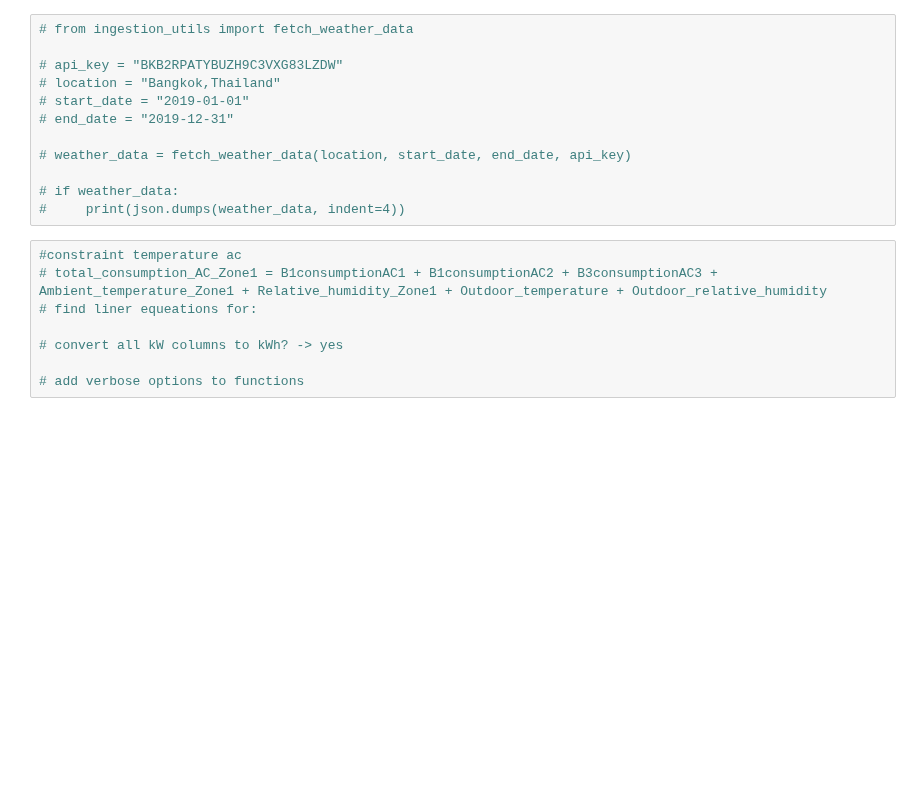
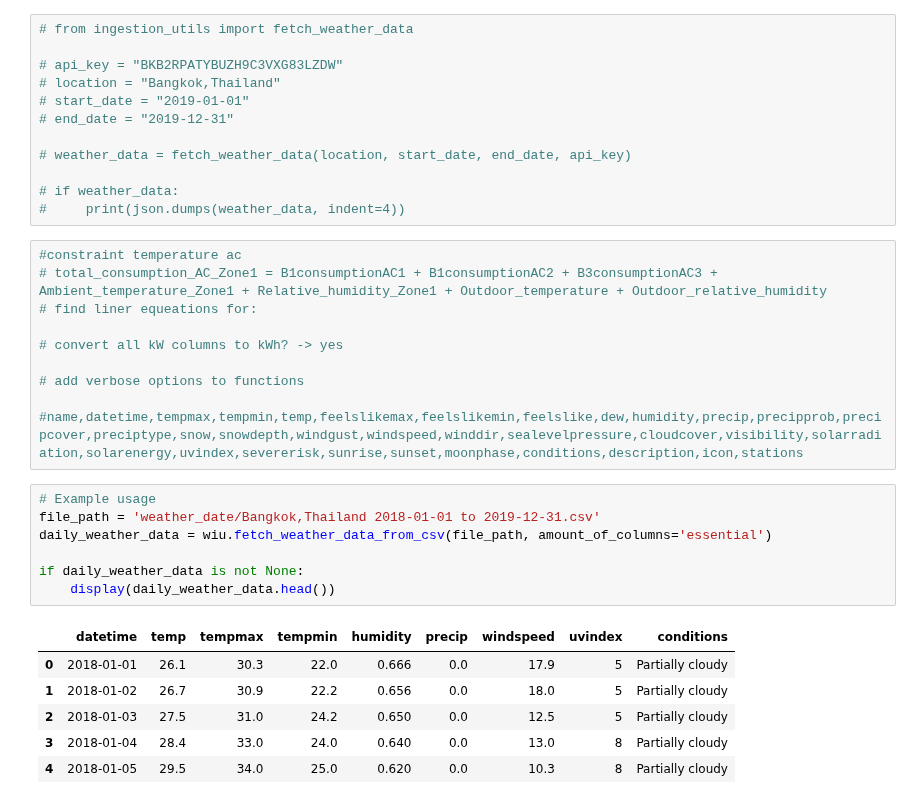
Before and after one commit to johanbarreiro/energy_consumption_optimizer, a Jupyter notebook: data_pipeline.ipynb, the cells around one changed output. Cells and saved outputs as stored; diff of their text form; blank space fills up the shorter version.

```diff
--- a/data_pipeline.ipynb
+++ b/data_pipeline.ipynb
@@ -396,3 +259,19 @@ Index(['DataFrame Name', 'Date', 'total_consumption(kWh)_minute',
 # convert all kW columns to kWh? -> yes
 
 # add verbose options to functions
+
+#name,datetime,tempmax,tempmin,temp,feelslikemax,feelslikemin,feelslike,dew,humidity,precip,precipprob,precipcover,preciptype,snow,snowdepth,windgust,windspeed,winddir,sealevelpressure,cloudcover,visibility,solarradiation,solarenergy,uvindex,severerisk,sunrise,sunset,moonphase,conditions,description,icon,stations
+# %%
+# Example usage
+file_path = 'weather_date/Bangkok,Thailand 2018-01-01 to 2019-12-31.csv'
+daily_weather_data = wiu.fetch_weather_data_from_csv(file_path, amount_of_columns='essential')
+
+if daily_weather_data is not None:
+    display(daily_weather_data.head())
+# %% [output]
+|  | datetime | temp | tempmax | tempmin | humidity | precip | windspeed | uvindex | conditions |
+| 0 | 2018-01-01 | 26.1 | 30.3 | 22.0 | 0.666 | 0.0 | 17.9 | 5 | Partially cloudy |
+| 1 | 2018-01-02 | 26.7 | 30.9 | 22.2 | 0.656 | 0.0 | 18.0 | 5 | Partially cloudy |
+| 2 | 2018-01-03 | 27.5 | 31.0 | 24.2 | 0.650 | 0.0 | 12.5 | 5 | Partially cloudy |
+| 3 | 2018-01-04 | 28.4 | 33.0 | 24.0 | 0.640 | 0.0 | 13.0 | 8 | Partially cloudy |
+| 4 | 2018-01-05 | 29.5 | 34.0 | 25.0 | 0.620 | 0.0 | 10.3 | 8 | Partially cloudy |
```
Also changed, not shown: parts of 22 cells of this notebook.
